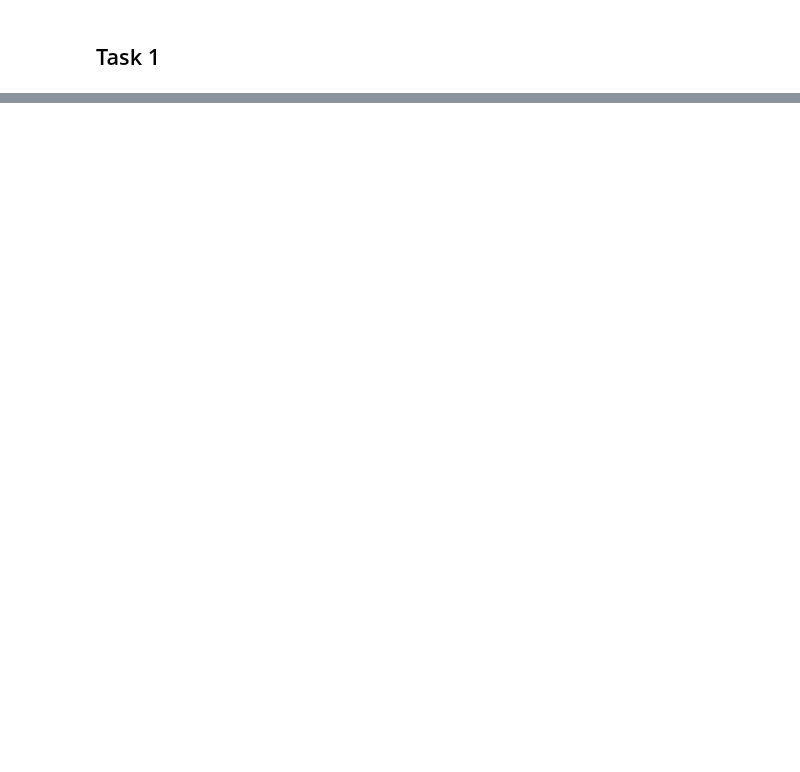
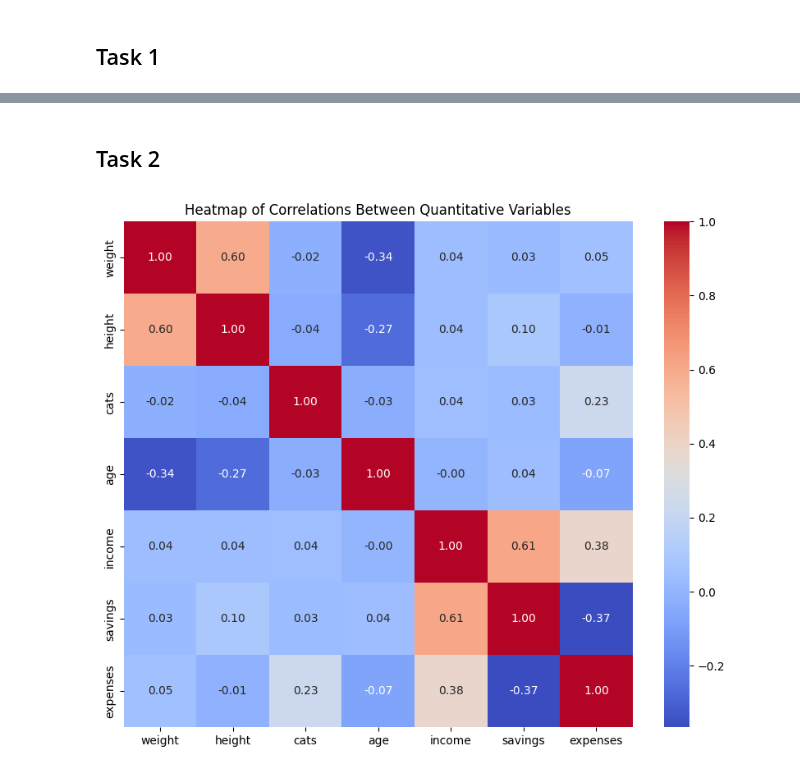
Before and after one commit to Jokilos/ML-stuff, a Jupyter notebook: SML/hw1/hw1.ipynb, the cells around one changed output, grey strips where cells are left out. Drawn from its saved outputs; the diff is of its cells as text; code cells hidden in the pictures; blank space fills up the shorter version.

Commit message:
rc2 task1

```diff
--- a/SML/hw1/hw1.ipynb
+++ b/SML/hw1/hw1.ipynb
@@ -38,0 +42,3 @@ np.False_
+# %%
+valid_observations = df[df.columns[-1]] > 0
+df = df[valid_observations]
@@ -38,0 +86,8 @@ np.False_
+# %%
+# age and cats aren't actually qual, but plots look nicer
+is_quan = [True] * 2 + [False] + [True] * 4 + [False] * 2 + [True]
+is_qual_plot = [i in [3,4] or not v for i, v in enumerate(is_quan)]
+args = list(zip(df.columns[1:], is_qual_plot))
+
+for col, is_qual in args:
+    plot_frequency_table(df, col, is_qual)
@@ -38,0 +105,7 @@ np.False_
+# %%
+args = list(zip(df.columns[1:], is_quan))
+for col, iq in args:
+    if iq:
+        column = df[col]
+        desc_stats = column.describe()
+        print("Descriptive Statistics:\n", desc_stats, "\n")
@@ -38,0 +170,16 @@ np.False_
+# %% [markdown]
+## Task 2
+# %%
+maplist = list(zip(df.columns[1:], is_quan))
+quan_columns = [col for col, quan in maplist if quan]
+corr_mat = df[quan_columns].corr()
+
+def plot_heatmap(heatmap, title):
+    plt.figure(figsize = (10, 8))
+    sb.heatmap(heatmap, annot = True, cmap = 'coolwarm', fmt = ".02f")
+    plt.title(title)
+    plt.show()
+
+plot_heatmap(corr_mat, "Heatmap of Correlations Between Quantitative Variables")
+# %% [output]
+[figure, added]
```
Also changed, not shown: parts of 45 cells of this notebook, 23 other files.
